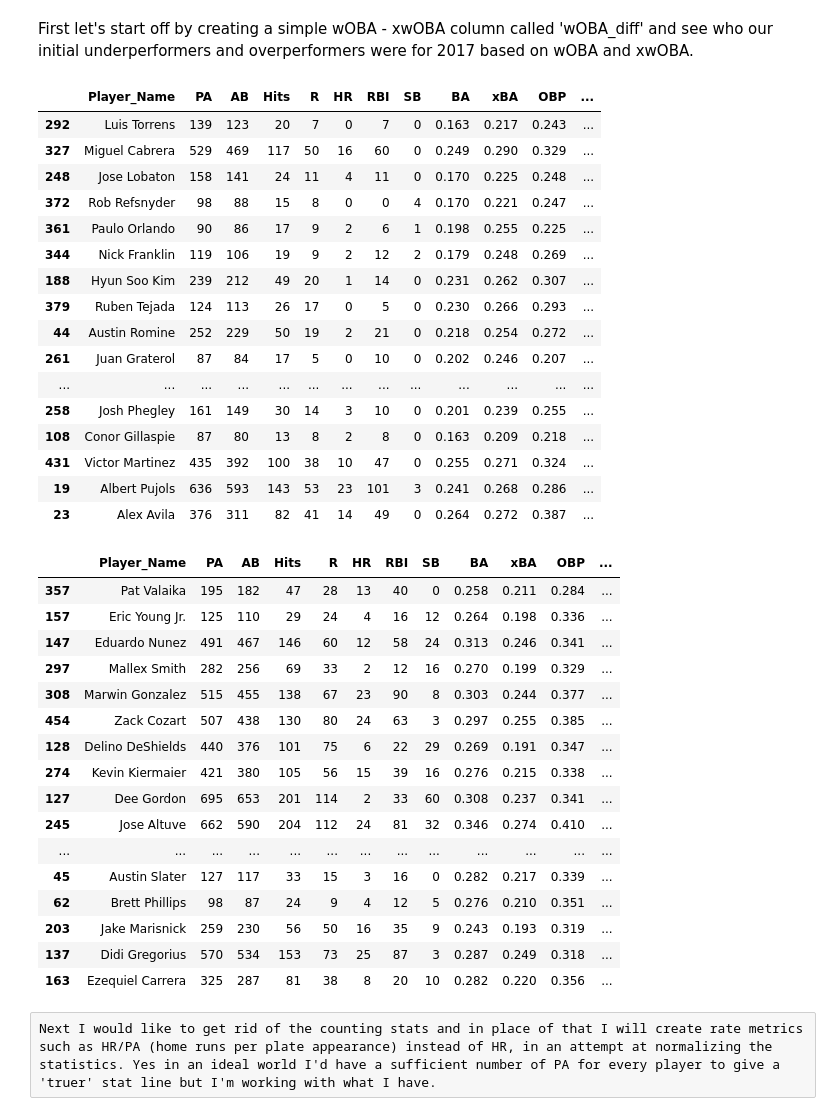
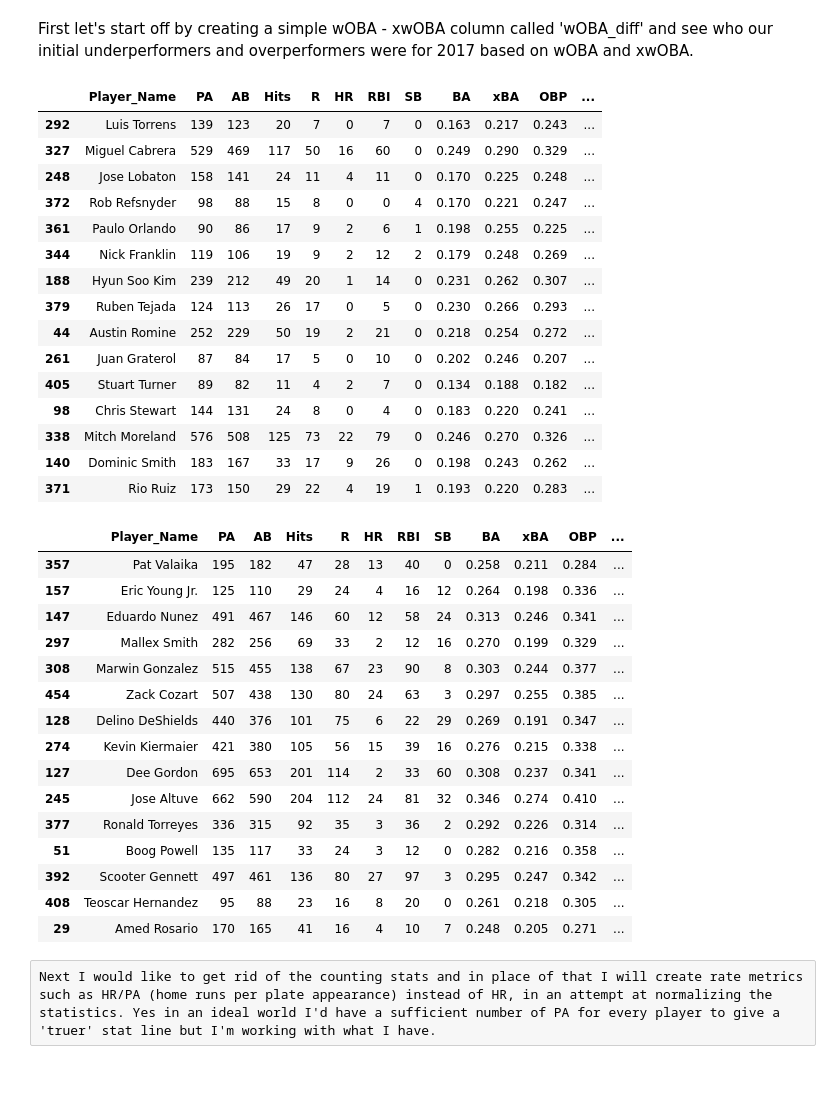
Before and after one commit to ayovito/FantasyBaseballProject, a Jupyter notebook: 2018 Fantasy Baseball Breakout Analysis - xwOBA.ipynb, the cells around one changed output. Cells and saved outputs as stored; diff of their text form; code cells hidden in the pictures; blank space fills up the shorter version.

```diff
--- a/2018 Fantasy Baseball Breakout Analysis - xwOBA.ipynb
+++ b/2018 Fantasy Baseball Breakout Analysis - xwOBA.ipynb
@@ -50,28 +50,27 @@ overperformers were for 2017 based on wOBA and xwOBA.
 # %%
 # underperformers - a lot with lower PAs but Cabrera, Moreland, Pujols - think this might be due to their lack of speed
 merged_2017 ['wOBA_diff'] = merged_2017['wOBA'] -  merged_2017['xwOBA']
-merged_2017.sort_values(by='wOBA_diff').head(20)
+merged_2017.sort_values(by='wOBA_diff').head(15)
 # %% [output]
 |  | Player_Name | PA | AB | Hits | R | HR | RBI | SB | BA | xBA | OBP | ... |
 | 292 | Luis Torrens | 139 | 123 | 20 | 7 | 0 | 7 | 0 | 0.163 | 0.217 | 0.243 | ... |
 | 327 | Miguel Cabrera | 529 | 469 | 117 | 50 | 16 | 60 | 0 | 0.249 | 0.290 | 0.329 | ... |
 | 248 | Jose Lobaton | 158 | 141 | 24 | 11 | 4 | 11 | 0 | 0.170 | 0.225 | 0.248 | ... |
 | 372 | Rob Refsnyder | 98 | 88 | 15 | 8 | 0 | 0 | 4 | 0.170 | 0.221 | 0.247 | ... |
 | 361 | Paulo Orlando | 90 | 86 | 17 | 9 | 2 | 6 | 1 | 0.198 | 0.255 | 0.225 | ... |
 | 344 | Nick Franklin | 119 | 106 | 19 | 9 | 2 | 12 | 2 | 0.179 | 0.248 | 0.269 | ... |
 | 188 | Hyun Soo Kim | 239 | 212 | 49 | 20 | 1 | 14 | 0 | 0.231 | 0.262 | 0.307 | ... |
 | 379 | Ruben Tejada | 124 | 113 | 26 | 17 | 0 | 5 | 0 | 0.230 | 0.266 | 0.293 | ... |
 | 44 | Austin Romine | 252 | 229 | 50 | 19 | 2 | 21 | 0 | 0.218 | 0.254 | 0.272 | ... |
 | 261 | Juan Graterol | 87 | 84 | 17 | 5 | 0 | 10 | 0 | 0.202 | 0.246 | 0.207 | ... |
-| ... | ... | ... | ... | ... | ... | ... | ... | ... | ... | ... | ... | ... |
-| 258 | Josh Phegley | 161 | 149 | 30 | 14 | 3 | 10 | 0 | 0.201 | 0.239 | 0.255 | ... |
-| 108 | Conor Gillaspie | 87 | 80 | 13 | 8 | 2 | 8 | 0 | 0.163 | 0.209 | 0.218 | ... |
-| 431 | Victor Martinez | 435 | 392 | 100 | 38 | 10 | 47 | 0 | 0.255 | 0.271 | 0.324 | ... |
-| 19 | Albert Pujols | 636 | 593 | 143 | 53 | 23 | 101 | 3 | 0.241 | 0.268 | 0.286 | ... |
-| 23 | Alex Avila | 376 | 311 | 82 | 41 | 14 | 49 | 0 | 0.264 | 0.272 | 0.387 | ... |
+| 405 | Stuart Turner | 89 | 82 | 11 | 4 | 2 | 7 | 0 | 0.134 | 0.188 | 0.182 | ... |
+| 98 | Chris Stewart | 144 | 131 | 24 | 8 | 0 | 4 | 0 | 0.183 | 0.220 | 0.241 | ... |
+| 338 | Mitch Moreland | 576 | 508 | 125 | 73 | 22 | 79 | 0 | 0.246 | 0.270 | 0.326 | ... |
+| 140 | Dominic Smith | 183 | 167 | 33 | 17 | 9 | 26 | 0 | 0.198 | 0.243 | 0.262 | ... |
+| 371 | Rio Ruiz | 173 | 150 | 29 | 22 | 4 | 19 | 1 | 0.193 | 0.220 | 0.283 | ... |
 # %%
 # overperformers - Marwin, Cozart and again xwOBA doesn't adjust for speed as shown below
-merged_2017.sort_values(by='wOBA_diff', ascending=False).head(20)
+merged_2017.sort_values(by='wOBA_diff', ascending=False).head(15)
 # %% [output]
 |  | Player_Name | PA | AB | Hits | R | HR | RBI | SB | BA | xBA | OBP | ... |
 | 357 | Pat Valaika | 195 | 182 | 47 | 28 | 13 | 40 | 0 | 0.258 | 0.211 | 0.284 | ... |
@@ -84,12 +83,11 @@ merged_2017.sort_values(by='wOBA_diff', ascending=False).head(20)
 | 274 | Kevin Kiermaier | 421 | 380 | 105 | 56 | 15 | 39 | 16 | 0.276 | 0.215 | 0.338 | ... |
 | 127 | Dee Gordon | 695 | 653 | 201 | 114 | 2 | 33 | 60 | 0.308 | 0.237 | 0.341 | ... |
 | 245 | Jose Altuve | 662 | 590 | 204 | 112 | 24 | 81 | 32 | 0.346 | 0.274 | 0.410 | ... |
-| ... | ... | ... | ... | ... | ... | ... | ... | ... | ... | ... | ... | ... |
-| 45 | Austin Slater | 127 | 117 | 33 | 15 | 3 | 16 | 0 | 0.282 | 0.217 | 0.339 | ... |
-| 62 | Brett Phillips | 98 | 87 | 24 | 9 | 4 | 12 | 5 | 0.276 | 0.210 | 0.351 | ... |
-| 203 | Jake Marisnick | 259 | 230 | 56 | 50 | 16 | 35 | 9 | 0.243 | 0.193 | 0.319 | ... |
-| 137 | Didi Gregorius | 570 | 534 | 153 | 73 | 25 | 87 | 3 | 0.287 | 0.249 | 0.318 | ... |
-| 163 | Ezequiel Carrera | 325 | 287 | 81 | 38 | 8 | 20 | 10 | 0.282 | 0.220 | 0.356 | ... |
+| 377 | Ronald Torreyes | 336 | 315 | 92 | 35 | 3 | 36 | 2 | 0.292 | 0.226 | 0.314 | ... |
+| 51 | Boog Powell | 135 | 117 | 33 | 24 | 3 | 12 | 0 | 0.282 | 0.216 | 0.358 | ... |
+| 392 | Scooter Gennett | 497 | 461 | 136 | 80 | 27 | 97 | 3 | 0.295 | 0.247 | 0.342 | ... |
+| 408 | Teoscar Hernandez | 95 | 88 | 23 | 16 | 8 | 20 | 0 | 0.261 | 0.218 | 0.305 | ... |
+| 29 | Amed Rosario | 170 | 165 | 41 | 16 | 4 | 10 | 7 | 0.248 | 0.205 | 0.271 | ... |
 # %% [raw]
 Next I would like to get rid of the counting stats and in place of that I will create rate metrics such as HR/PA (home runs per plate appearance) instead of HR, in an attempt at normalizing the statistics. Yes in an ideal world I'd have a sufficient number of PA for every player to give a 'truer' stat line but I'm working with what I have.
 # %%
```
